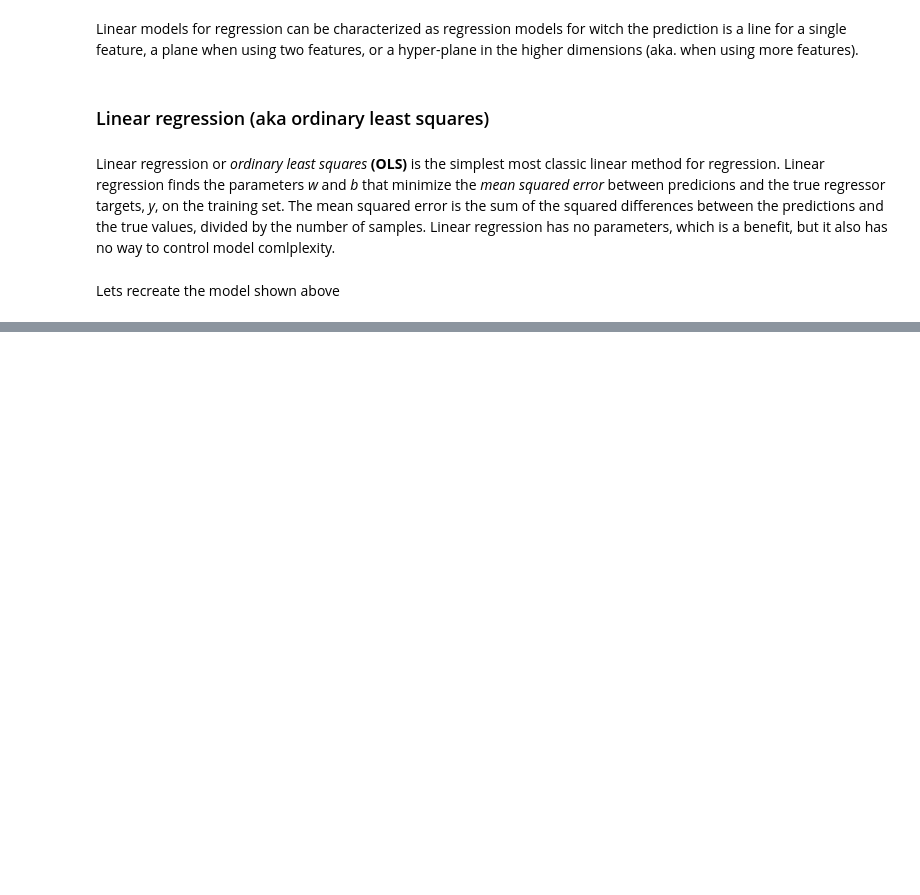
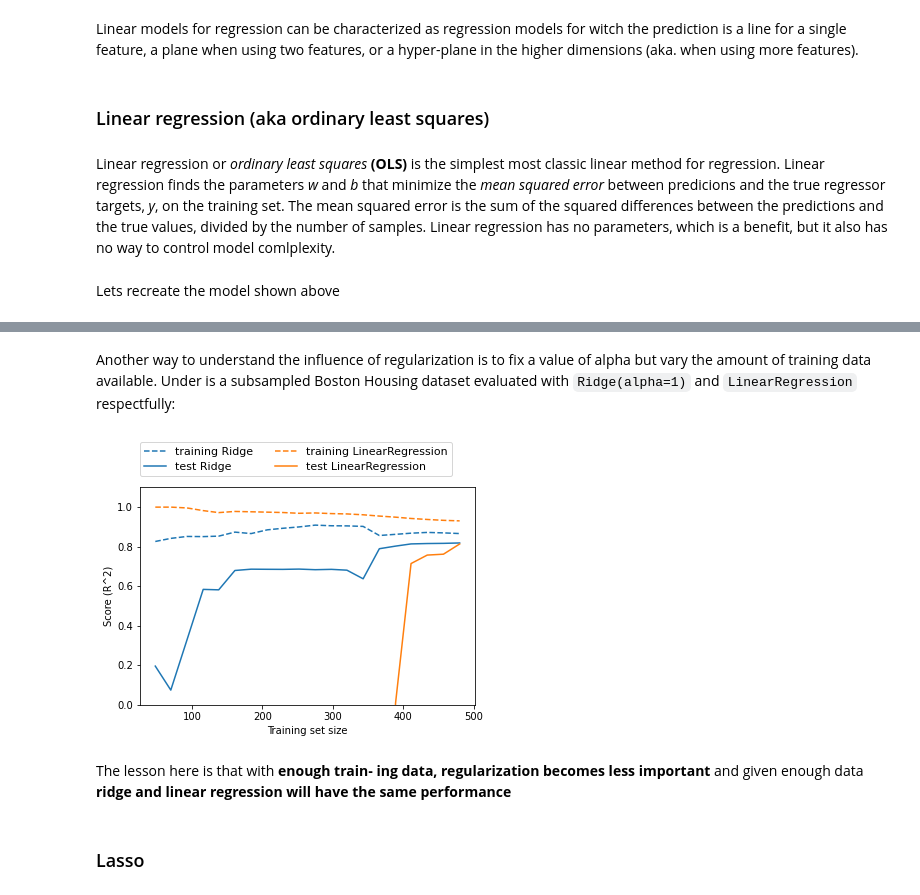
Before and after one commit to snorrealv/machine-learning_284, a Jupyter notebook: chapter2_examples.ipynb, the cells around one changed output, grey strips where cells are left out. Saved outputs shown, nothing was run; the diff lists cells and outputs as text; code cells hidden in the pictures; blank space fills up the shorter version.

```diff
--- a/chapter2_examples.ipynb
+++ b/chapter2_examples.ipynb
@@ -303,0 +387,10 @@ print()
+# %% [markdown]
+Another way to understand the influence of regularization is to fix a value of alpha but vary the amount of training data available. Under is a subsampled Boston Housing dataset evaluated with `Ridge(alpha=1)` and `LinearRegression` respectfully:
+# %%
+mglearn.plots.plot_ridge_n_samples()
+# %% [output]
+[figure, added]
+# %% [markdown]
+The lesson here is that with **enough train‐ ing data, regularization becomes less important** and given enough data **ridge and linear regression will have the same performance**
+# %% [markdown]
+### Lasso
```
Also changed, not shown: parts of 33 cells of this notebook.
